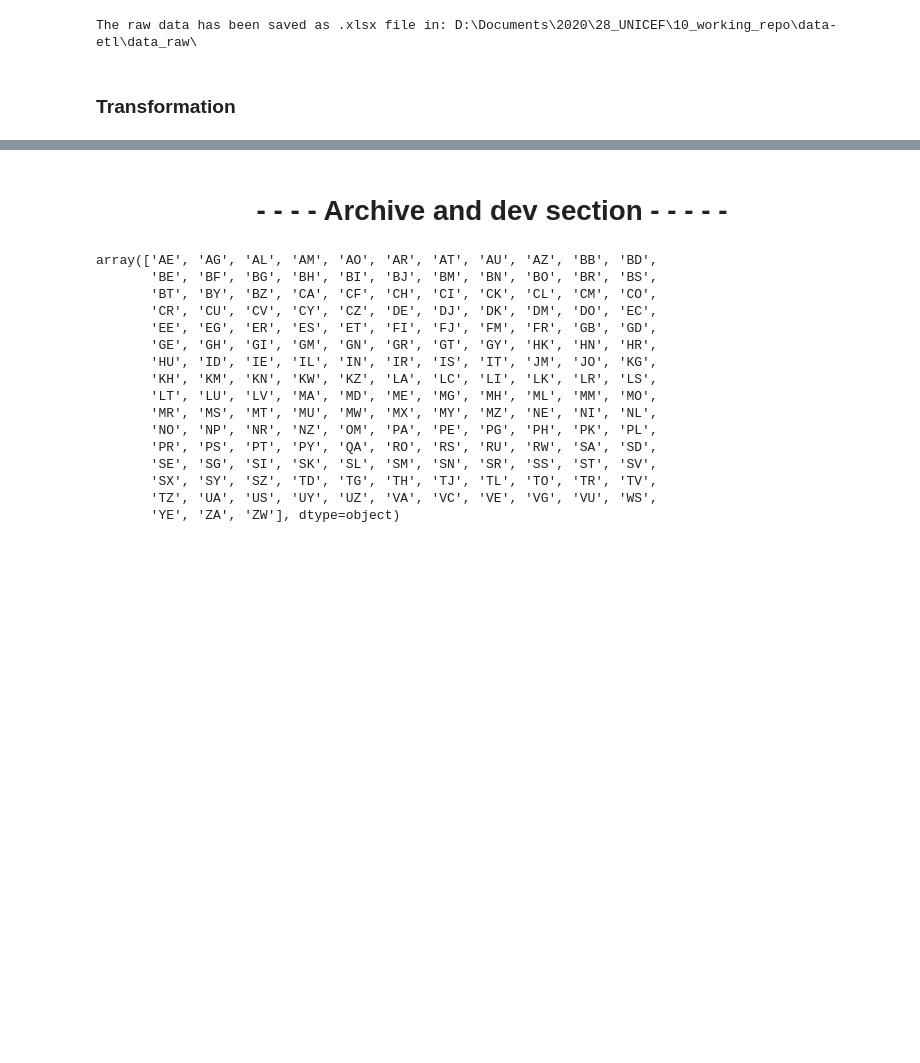
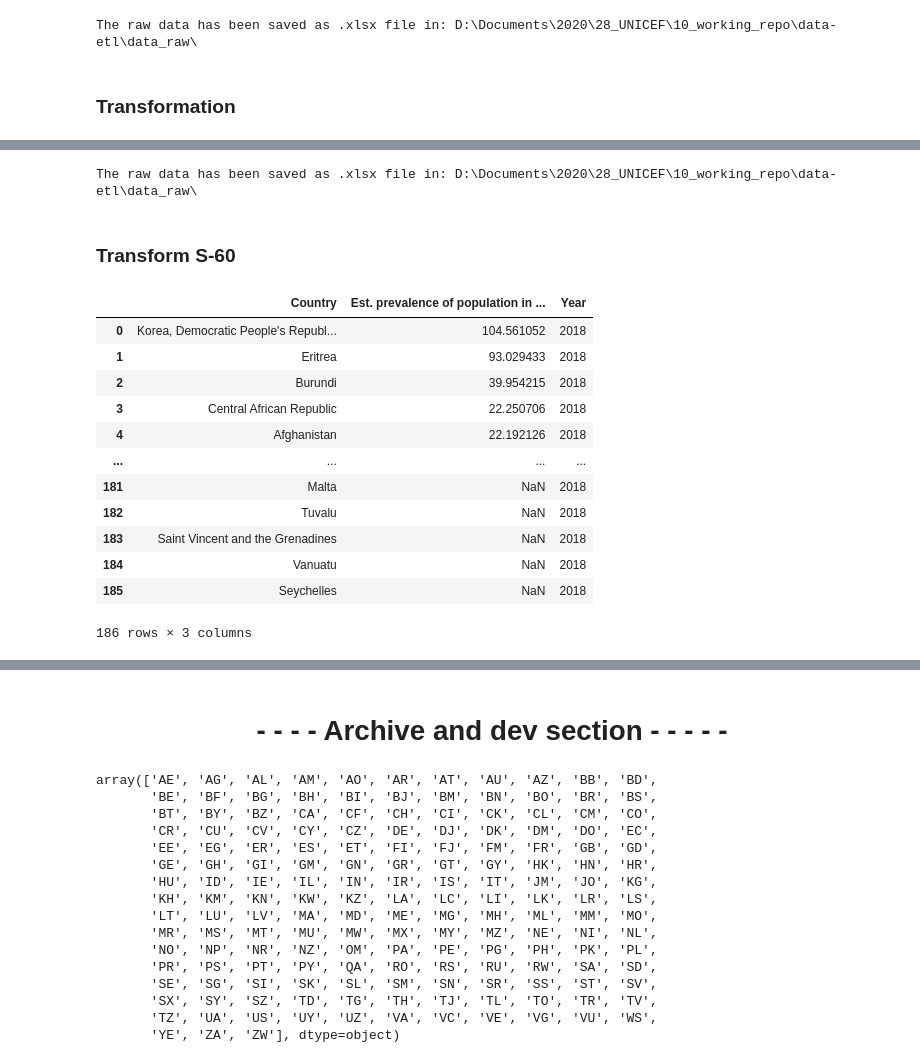
Before and after one commit to m-g-d-c/crba-etl, a Jupyter notebook: main.ipynb, the cells around one changed output, grey strips where cells are left out. Cells and saved outputs as stored; diff of their text form; code cells hidden in the pictures; blank space fills up the shorter version.

Commit message:
Update main.ipynb
Add S-23 and S-60 data extraction and transformation

```diff
--- a/main.ipynb
+++ b/main.ipynb
@@ -189,0 +265,36 @@ temp[temp['timePeriodStart'] == temp.groupby('geoAreaName')['timePeriodStart'].t
+# %%
+# Extract data
+url = 'http://downloads.globalslaveryindex.org/ephemeral/FINAL-GSI-2018-DATA-G20-AND-FISHING-1597151668.xlsx'
+
+s60_raw = pd.read_excel(io = url,
+                      sheet_name = 'Global prev, vuln, govt table',
+                       skiprows = 2)
+
+# Save data to raw data folder
+save_raw_data(dataframe = s60_raw,
+             filename = 'S_60.xlsx')
+# %% [output]
+The raw data has been saved as .xlsx file in: D:\Documents\2020\28_UNICEF\10_working_repo\data-etl\data_raw\
+# %% [markdown]
+### Transform S-60
+# %%
+# Filter relevant columns
+s60_raw = s60_raw[['Country ', # FYI: note the trailing space after Country
+        'Est. prevalence of population in modern slavery (victims per 1,000 population)']]
+
+# The data is from 2018, and is therefore assumed to be reflecting the prevalen in the year 2018
+s60_raw.assign(Year = 2018)
+# %% [output]
+|  | Country | Est. prevalence of population in ... | Year |
+| 0 | Korea, Democratic People's Republ... | 104.561052 | 2018 |
+| 1 | Eritrea | 93.029433 | 2018 |
+| 2 | Burundi | 39.954215 | 2018 |
+| 3 | Central African Republic | 22.250706 | 2018 |
+| 4 | Afghanistan | 22.192126 | 2018 |
+| ... | ... | ... | ... |
+| 181 | Malta | NaN | 2018 |
+| 182 | Tuvalu | NaN | 2018 |
+| 183 | Saint Vincent and the Grenadines | NaN | 2018 |
+| 184 | Vanuatu | NaN | 2018 |
+| 185 | Seychelles | NaN | 2018 |
+186 rows × 3 columns
```
Also changed, not shown: parts of 14 cells of this notebook.
